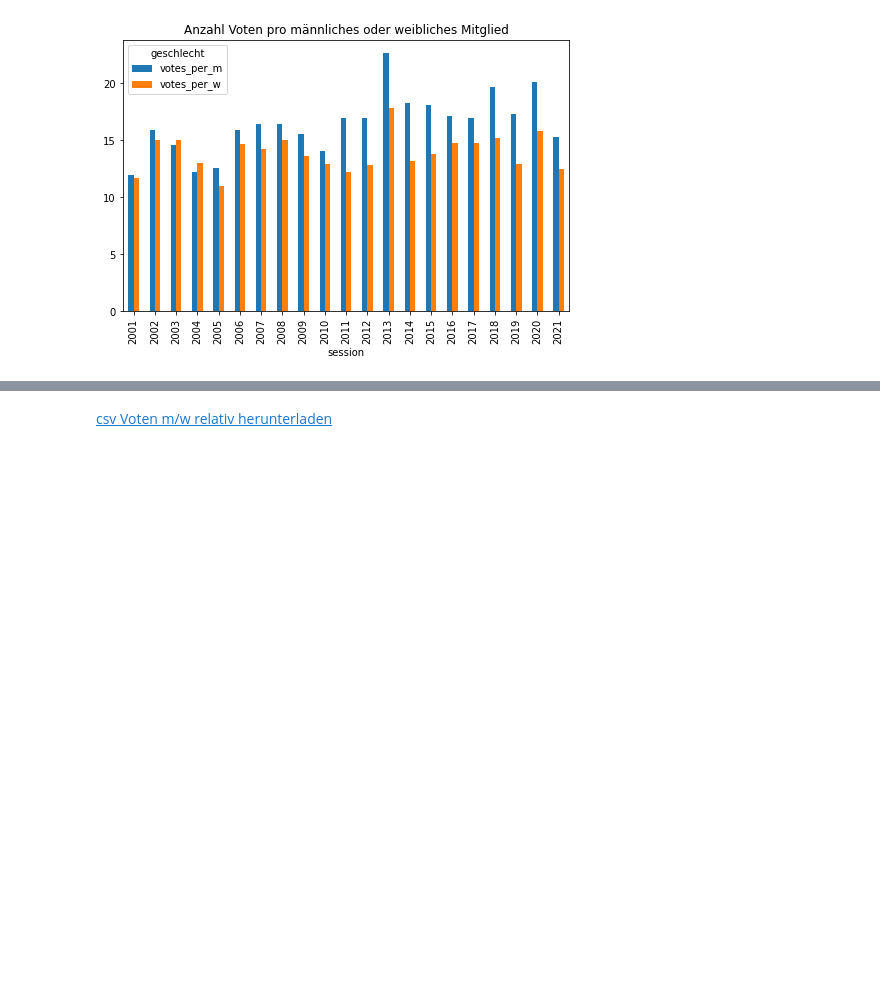
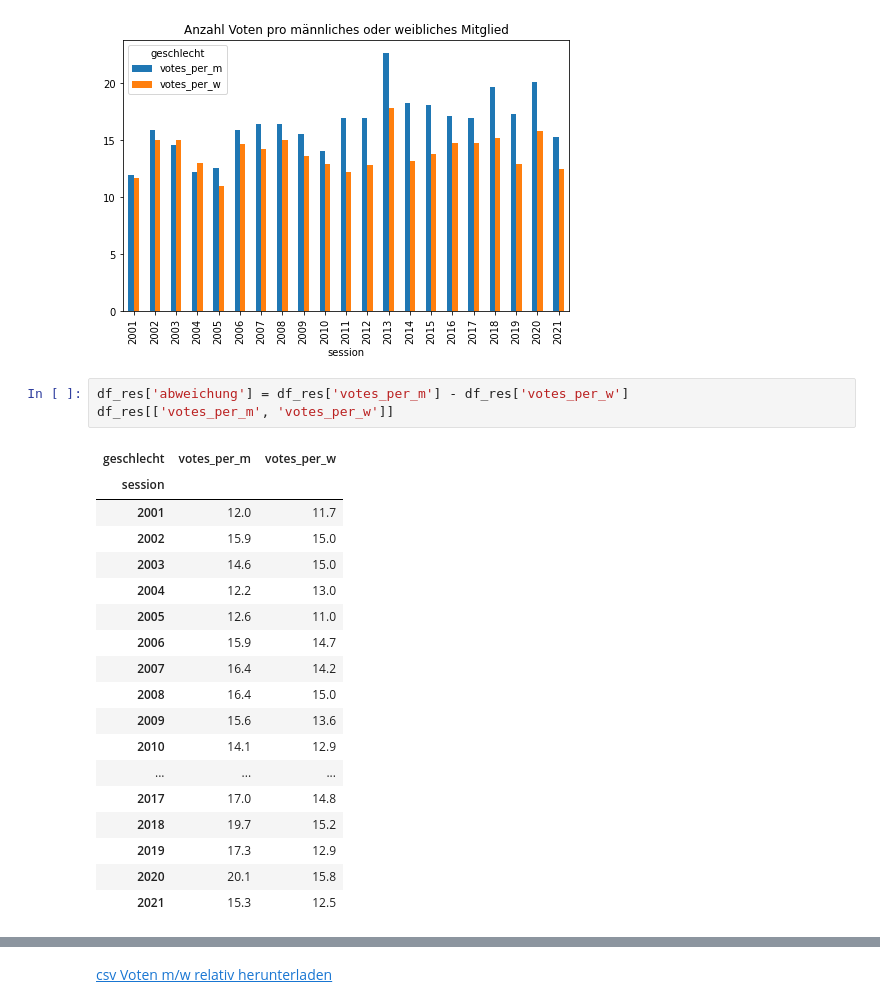
Before and after one commit to simonhuwiler/nzz_zh_kantonsrat, a Jupyter notebook: src/4_analyse_base.ipynb, the cells around one changed output, grey strips where cells are left out. Saved outputs shown, nothing was run; the diff lists cells and outputs as text; blank space fills up the shorter version.

```diff
--- a/src/4_analyse_base.ipynb
+++ b/src/4_analyse_base.ipynb
@@ -94,3 +94,25 @@ df_res[['votes_per_m', 'votes_per_w']].plot.bar(figsize=(8, 5), title='Anzahl Vo
 df_res[['votes_per_m', 'votes_per_w']].to_csv(csv_path / 'voten_m_w_relative.csv')
 # %% [output]
 [figure]
+# %%
+df_res['abweichung'] = df_res['votes_per_m'] - df_res['votes_per_w']
+df_res[['votes_per_m', 'votes_per_w']]
+# %% [output]
+| geschlecht | votes_per_m | votes_per_w |
+| session |  |  |
+| 2001 | 12.0 | 11.7 |
+| 2002 | 15.9 | 15.0 |
+| 2003 | 14.6 | 15.0 |
+| 2004 | 12.2 | 13.0 |
+| 2005 | 12.6 | 11.0 |
+| 2006 | 15.9 | 14.7 |
+| 2007 | 16.4 | 14.2 |
+| 2008 | 16.4 | 15.0 |
+| 2009 | 15.6 | 13.6 |
+| 2010 | 14.1 | 12.9 |
+| ... | ... | ... |
+| 2017 | 17.0 | 14.8 |
+| 2018 | 19.7 | 15.2 |
+| 2019 | 17.3 | 12.9 |
+| 2020 | 20.1 | 15.8 |
+| 2021 | 15.3 | 12.5 |
```
Also changed, not shown: parts of 4 cells of this notebook, 15 other files.
